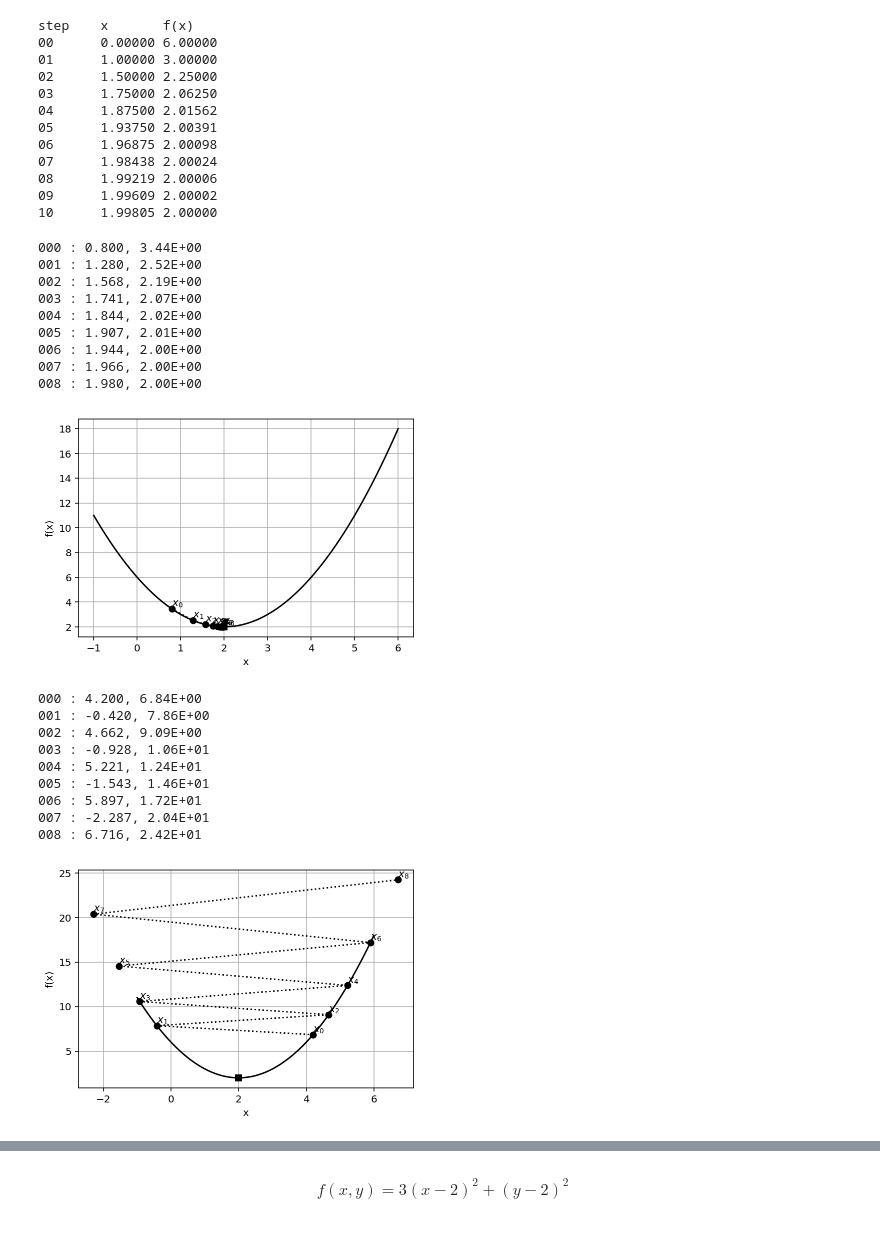
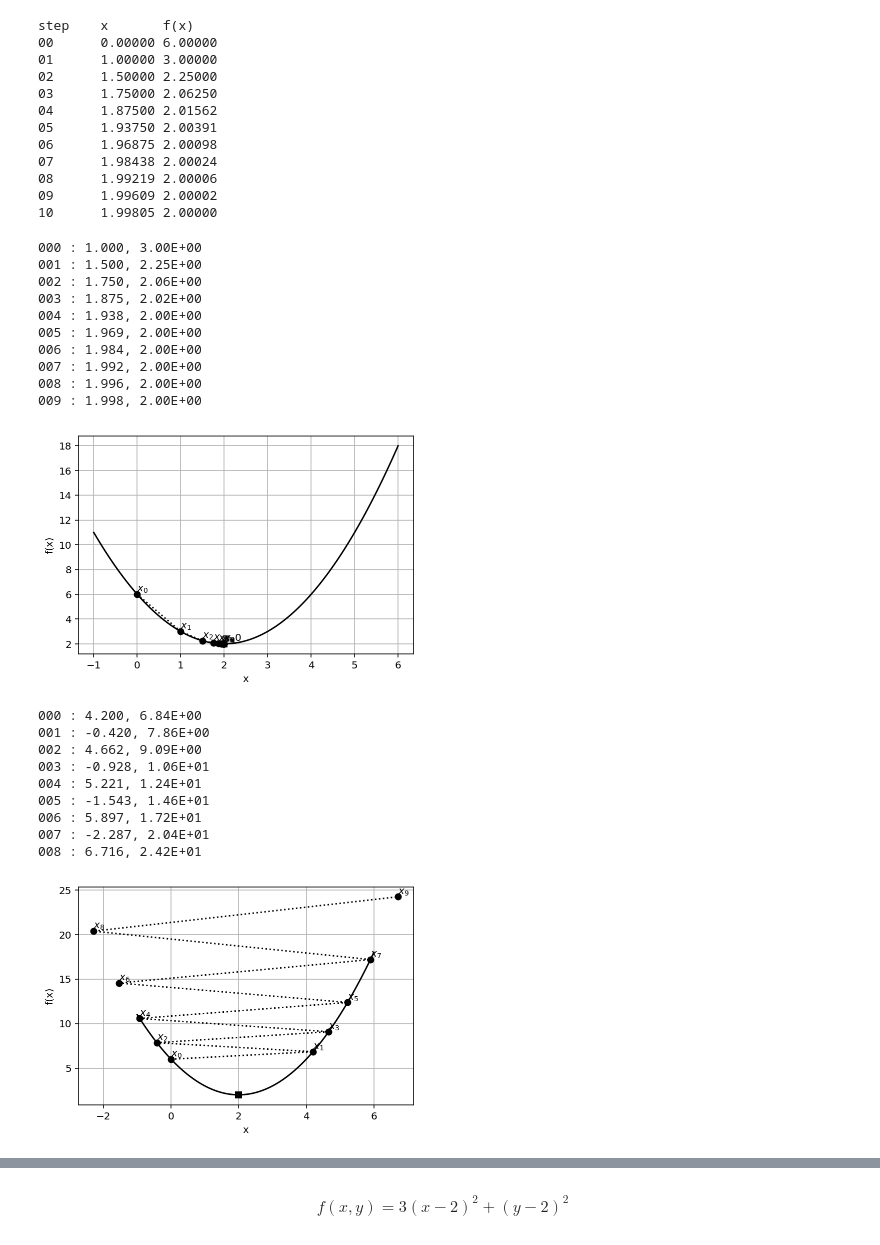
Before and after one commit to DNRY/dlopt, a Jupyter notebook: notebooks/CH06.ipynb, the cells around one changed output, grey strips where cells are left out. Drawn from its saved outputs; the diff is of its cells as text; code cells hidden in the pictures.

```diff
--- a/notebooks/CH06.ipynb
+++ b/notebooks/CH06.ipynb
@@ -49,6 +49,7 @@ step    x       f(x)
 # %%
 def steepest_descent(func, grad_func, x0, learning_rate=0.01, MaxIter=10, verbose=True):
     paths = []
+    paths.append(x0)
     for i in range(MaxIter):
         x1 = x0 - learning_rate * grad_func(x0)
         if verbose:
@@ -57,31 +58,34 @@ def steepest_descent(func, grad_func, x0, learning_rate=0.01, MaxIter=10, verbos
         paths.append(x0)
     return(x0, func(x0), np.array(paths))
 # %%
-xopt, fopt, paths = steepest_descent(f, grad_f, 0.0, learning_rate=0.2, MaxIter=9)
+xopt, fopt, paths = steepest_descent(f, grad_f, 0.0, learning_rate=0.25,
+                                     MaxIter=10)
 
 plt.plot(x, y, 'k-')
 plt.plot(2, 2, 'sk')
 plt.plot(paths, f(paths), 'ko:')
 for k, point in enumerate(paths):
     plt.text(point, f(point), '$x_{0}$'.format(k),
             verticalalignment='bottom')
 plt.grid()
 plt.xlabel('x')
 plt.ylabel('f(x)')
 plt.show()
 # %% [output]
-000 : 0.800, 3.44E+00
-001 : 1.280, 2.52E+00
-002 : 1.568, 2.19E+00
-003 : 1.741, 2.07E+00
-004 : 1.844, 2.02E+00
-005 : 1.907, 2.01E+00
-006 : 1.944, 2.00E+00
-007 : 1.966, 2.00E+00
-008 : 1.980, 2.00E+00
+000 : 1.000, 3.00E+00
+001 : 1.500, 2.25E+00
+002 : 1.750, 2.06E+00
+003 : 1.875, 2.02E+00
+004 : 1.938, 2.00E+00
+005 : 1.969, 2.00E+00
+006 : 1.984, 2.00E+00
+007 : 1.992, 2.00E+00
+008 : 1.996, 2.00E+00
+009 : 1.998, 2.00E+00
-[figure, old version]
+[figure, new version]
 # %%
-xopt, fopt, paths = steepest_descent(f, grad_f, 0.0, learning_rate=1.05, MaxIter=9)
+xopt, fopt, paths = steepest_descent(f, grad_f, 0.0, learning_rate=1.05,
+                                     MaxIter=9)
 plt.plot(x, y, 'k-') # 그래프
 plt.plot(2, 2, 'sk') # 정답
 plt.plot(paths, f(paths), 'ko:') # 추정치의 경로
@@ -103,4 +107,4 @@ plt.show()
 006 : 5.897, 1.72E+01
 007 : -2.287, 2.04E+01
 008 : 6.716, 2.42E+01
-[figure, old version]
+[figure, new version]
```
Also changed, not shown: parts of 12 cells of this notebook, 10 other files.
